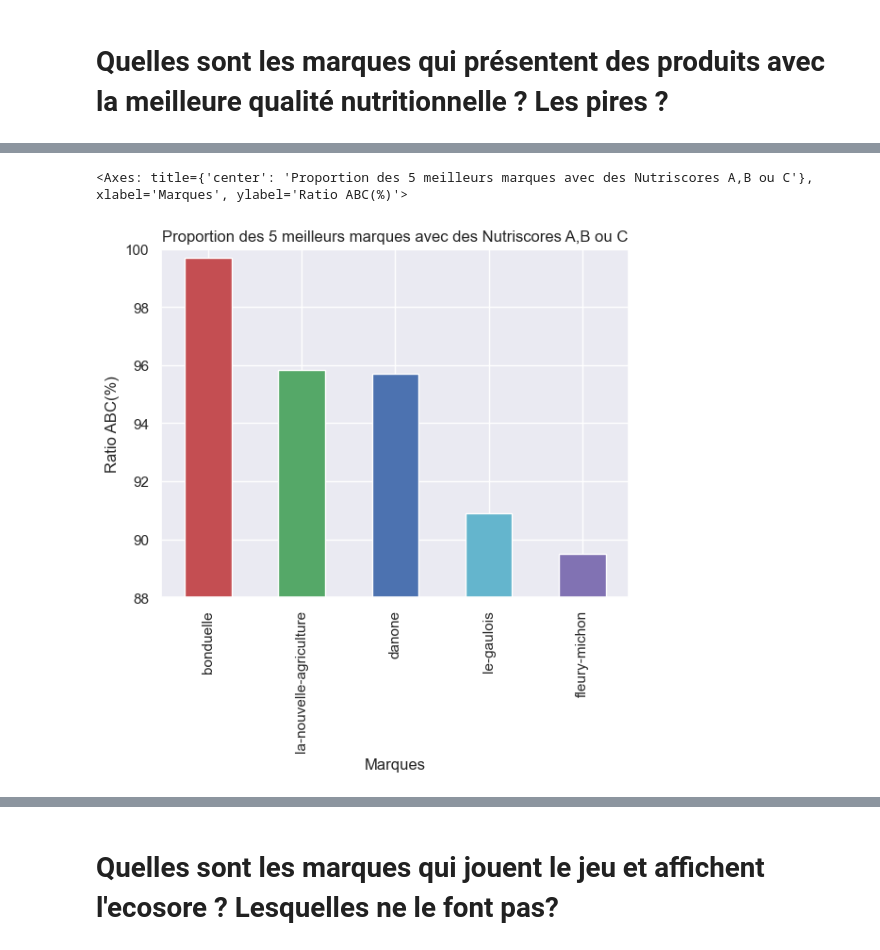
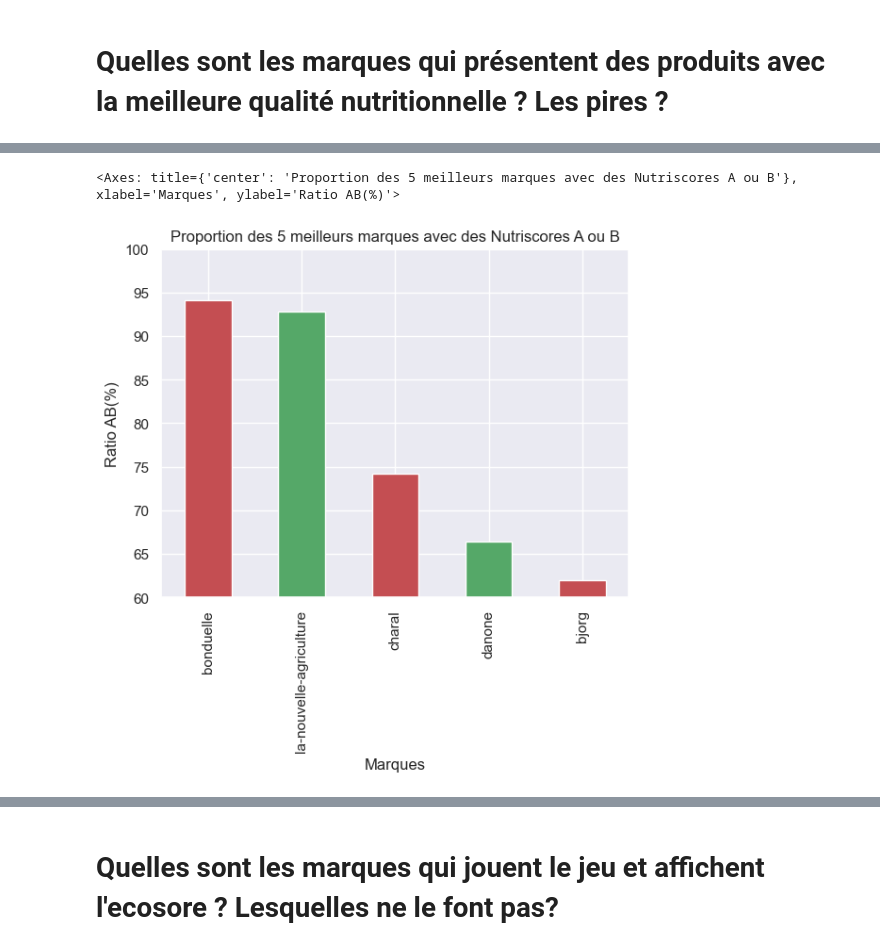
Before and after one commit to GrandMarabout/Analyse-UFC-que-choisir, a Jupyter notebook: Projet sur l'analyse de la qualité des produits alimentaires-Copy1.ipynb, the cells around one changed output, grey strips where cells are left out. Cells and saved outputs as stored; diff of their text form; code cells hidden in the pictures.

```diff
--- a/Projet sur l'analyse de la qualité des produits alimentaires-Copy1.ipynb
+++ b/Projet sur l'analyse de la qualité des produits alimentaires-Copy1.ipynb
@@ -400,8 +366,4 @@ top_NS_points
 # %%
 # DF avec du ratio A,B,C par total
-top_NS_ratio = top_NS.copy()
-
-top_NS_ratio["ratio_ABC(%)"] = ((top_NS_ratio["a"]+top_NS_ratio["b"]+top_NS_ratio["c"])/top_NS_ratio["Nb_produits"]*100).round(2)
-top_NS_ratio = top_NS_ratio.sort_values(by="ratio_ABC(%)", ascending=False).head(5)
-top_NS_ratio
+c
 # %% [output]
@@ -431,10 +393,10 @@ worst_NS_ratio
 # %%
-top_NS_ratio.iloc[:,-1].plot.bar(ylim=(88,100), ylabel="Ratio ABC(%)", xlabel="Marques",\
+top_NS_ratio.iloc[:,-1].plot.bar(ylim=(60,100), ylabel="Ratio AB(%)", xlabel="Marques",\
                                  color=list_color,\
-                                 title="Proportion des 5 meilleurs marques avec des Nutriscores A,B ou C")
+                                 title="Proportion des 5 meilleurs marques avec des Nutriscores A ou B")
 # %% [output]
-<Axes: title={'center': 'Proportion des 5 meilleurs marques avec des Nutriscores A,B ou C'}, xlabel='Marques', ylabel='Ratio ABC(%)'>
+<Axes: title={'center': 'Proportion des 5 meilleurs marques avec des Nutriscores A ou B'}, xlabel='Marques', ylabel='Ratio AB(%)'>
-[figure, old version]
+[figure, new version]
 # %%
 worst_NS_ratio.iloc[:,-1].plot.bar(ylim=(60,100), ylabel="Ratio D ou E(%)", xlabel="Marques",\
                                  color=list_color[::-1],\
```
Also changed, not shown: parts of 35 cells of this notebook.
